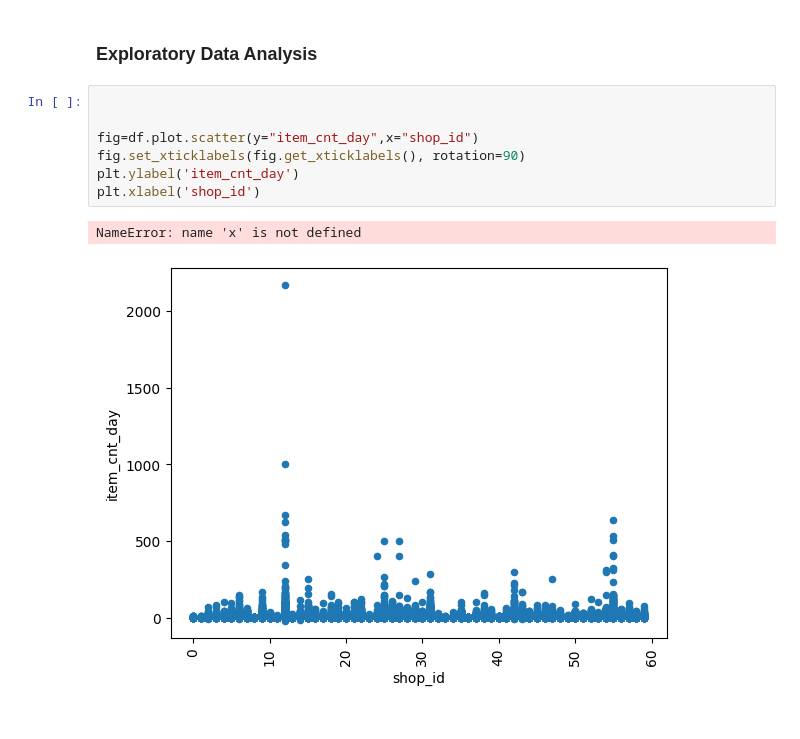
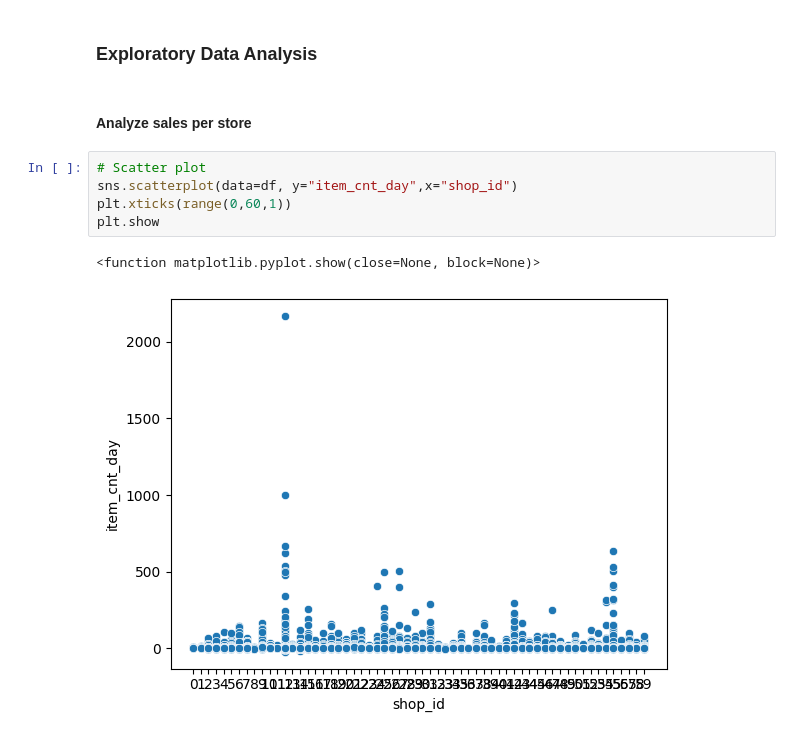
Before and after one commit to Bautistao2/Future-Sales-Forecasting-for-a-Software-Company, a Jupyter notebook: Data preprocessing.ipynb, the cells around one changed output. Saved outputs shown, nothing was run; the diff lists cells and outputs as text.

Commit message:
Analyze Sales per store

```diff
--- a/Data preprocessing.ipynb
+++ b/Data preprocessing.ipynb
@@ -79,13 +83,13 @@ item_cnt_day      0
 dtype: int64
 # %% [markdown]
 ### Exploratory Data Analysis
+# %% [markdown]
+#### Analyze sales per store
 # %%
-
-
-fig=df.plot.scatter(y="item_cnt_day",x="shop_id")
-fig.set_xticklabels(fig.get_xticklabels(), rotation=90)
-plt.ylabel('item_cnt_day')
-plt.xlabel('shop_id')
+# Scatter plot
+sns.scatterplot(data=df, y="item_cnt_day",x="shop_id")
+plt.xticks(range(0,60,1))
+plt.show
 # %% [output]
-NameError: name 'x' is not defined
+<function matplotlib.pyplot.show(close=None, block=None)>
-[figure, old version]
+[figure, new version]
```
Also changed, not shown: parts of 2 cells of this notebook.
